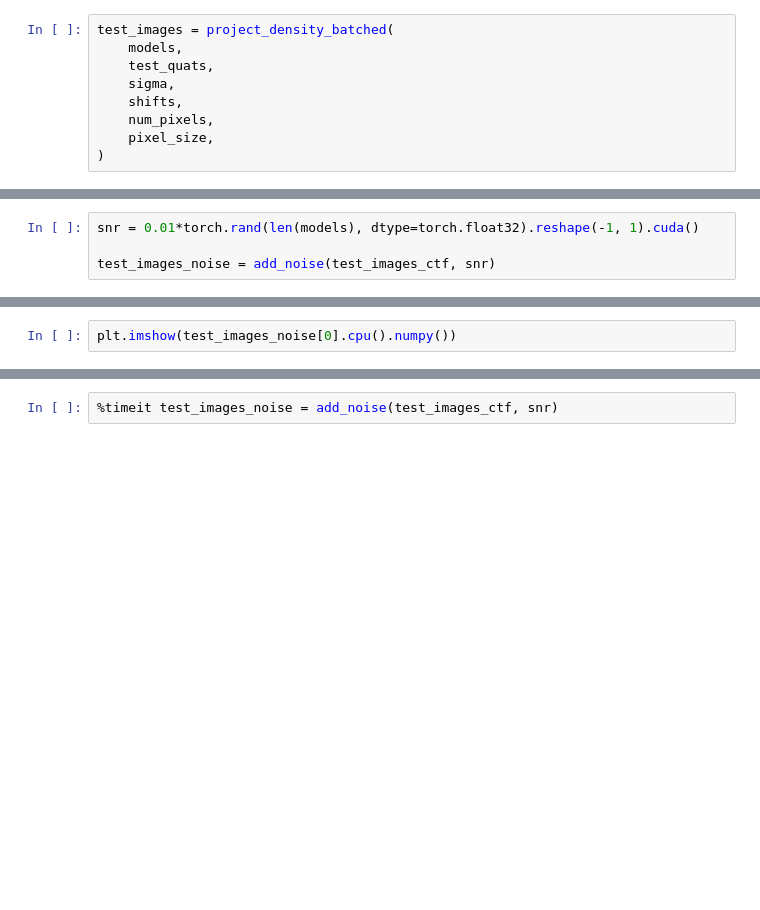
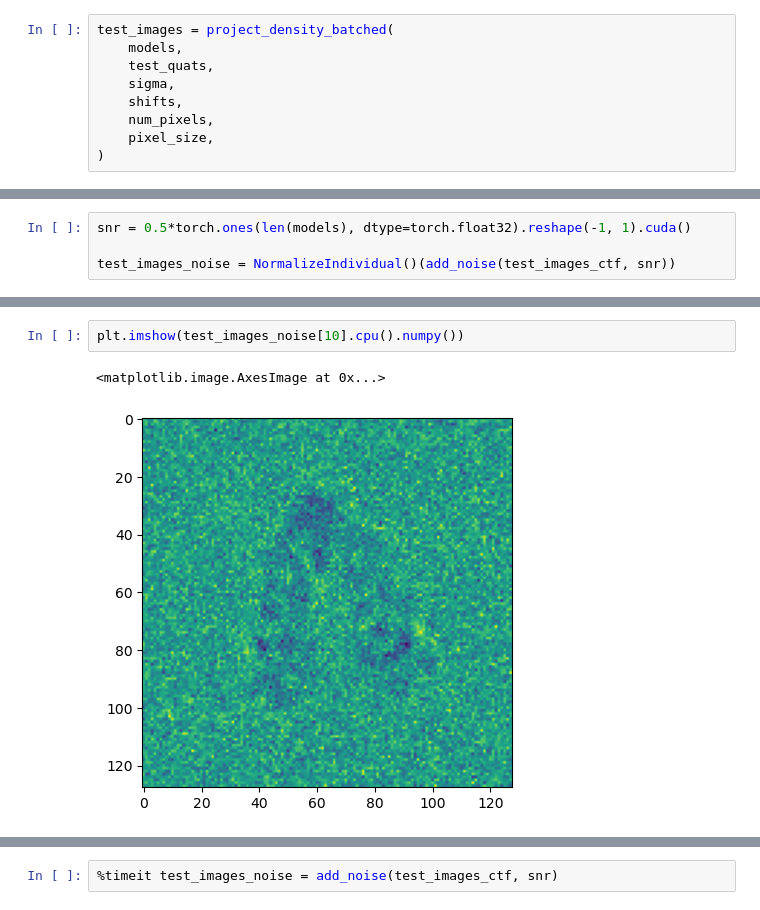
Before and after one commit to flatironinstitute/cryoSBI, a Jupyter notebook: notebooks/Untitled.ipynb, the cells around one changed output, grey strips where cells are left out. Drawn from its saved outputs; the diff is of its cells as text; blank space fills up the shorter version.

```diff
--- a/notebooks/Untitled.ipynb
+++ b/notebooks/Untitled.ipynb
@@ -272,6 +274,6 @@ def add_noise(
 
     return image_noise
 # %%
-snr = 0.01*torch.rand(len(models), dtype=torch.float32).reshape(-1, 1).cuda()
+snr = 0.5*torch.ones(len(models), dtype=torch.float32).reshape(-1, 1).cuda()
 
-test_images_noise = add_noise(test_images_ctf, snr)
+test_images_noise = NormalizeIndividual()(add_noise(test_images_ctf, snr))
@@ -278,2 +301,5 @@ test_images_noise = add_noise(test_images_ctf, snr)
 # %%
-plt.imshow(test_images_noise[0].cpu().numpy())
+plt.imshow(test_images_noise[10].cpu().numpy())
+# %% [output]
+<matplotlib.image.AxesImage at 0x...>
+[figure, added]
```
Also changed, not shown: parts of 19 cells of this notebook, 11 other files.
